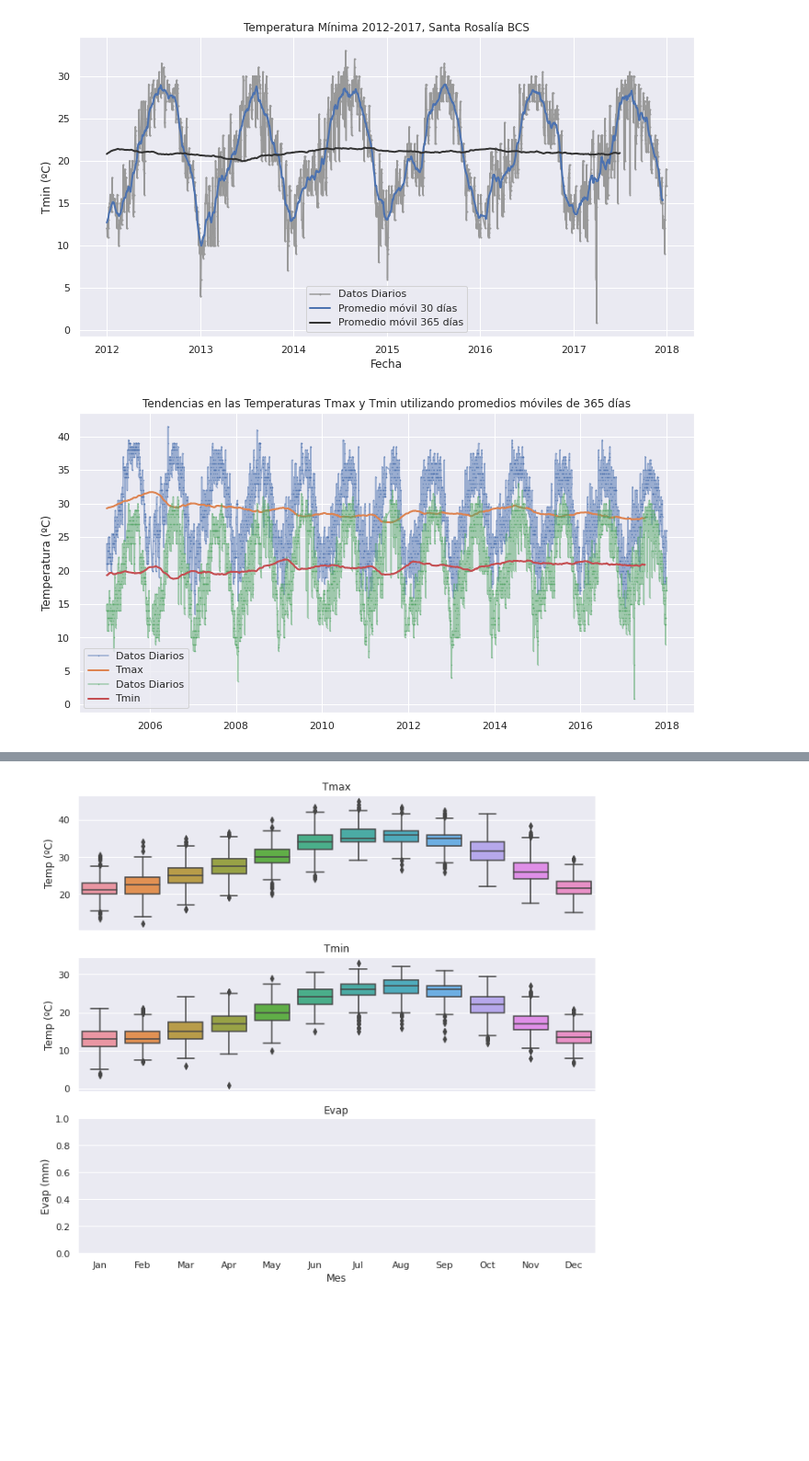
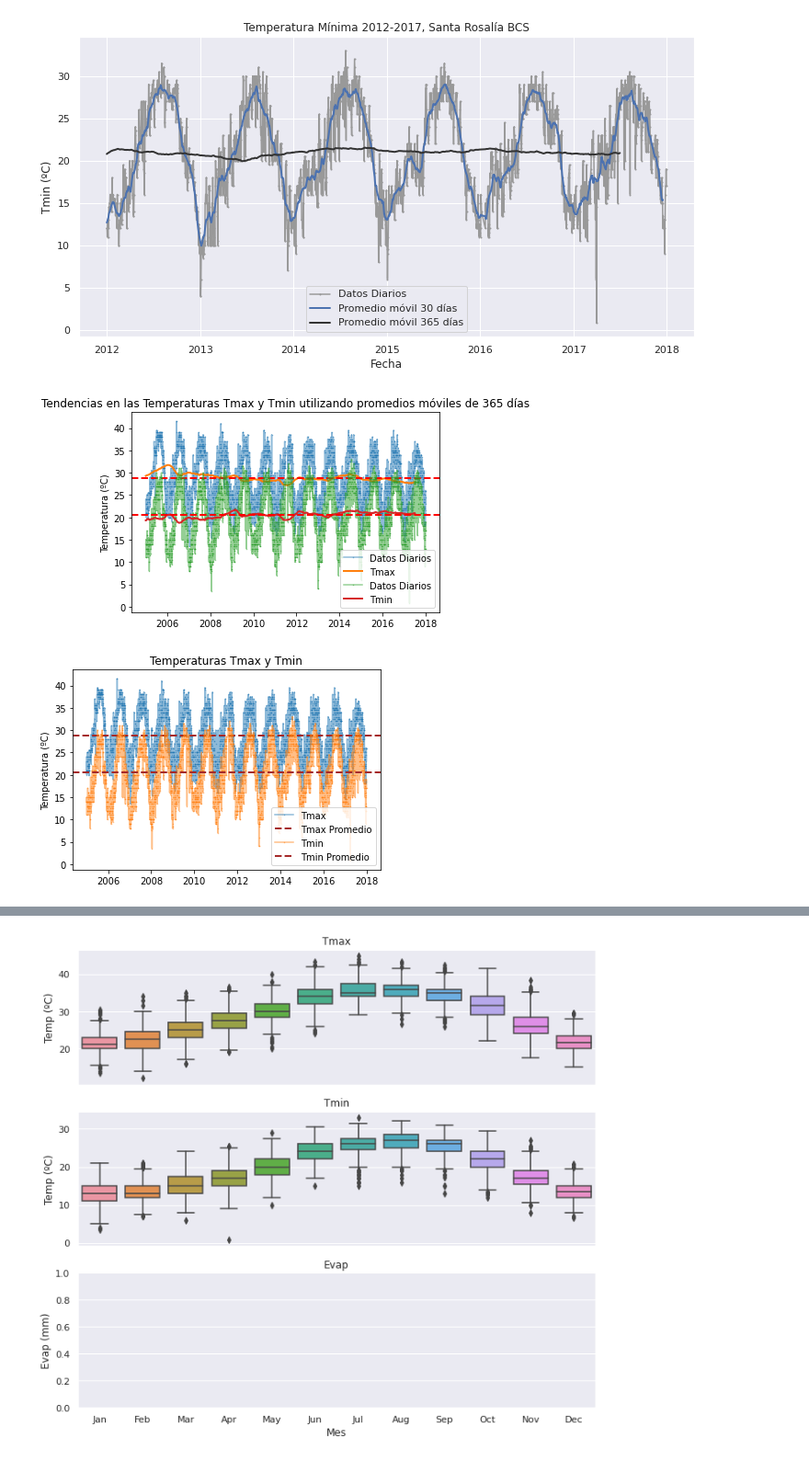
Before and after one commit to carloslizarragac/FisicaComputacional1, a Jupyter notebook: Actividad5.ipynb, the cells around one changed output, grey strips where cells are left out. Shown at 92% size. Drawn from its saved outputs; the diff is of its cells as text; code cells hidden in the pictures; blank space fills up the shorter version.

```diff
--- a/Actividad5.ipynb
+++ b/Actividad5.ipynb
@@ -143,3 +155,22 @@ print('Variación en Precipitación promedio 90-60 :', Precip_ave_90-Precip_ave_
 Variación en Precipitación promedio 60-30 : -0.2098196906644333
 Variación en Precipitación promedio 90-60 : 0.13794780408490043
 [figure]
+# %%
+# Gráfica de Precipitación últimos 30 años
+# Agrupada por Año
+sns.set_style('whitegrid')
+
+# Tamaño de la gráfica
+plt.figure(figsize=(16,8))
+
+# Graficamos 30 años de datos usando la columna 'Año' en el eje x
+g =sns.barplot(x='Año', y='Precip', data=df_90);
+
+# Rotamos 45º los Años en el eje x para mejor lectura
+g.set_xticklabels(g.get_xticklabels(), rotation=45, horizontalalignment='right');
+
+plt.xlabel('Años')
+plt.ylabel('Precipitación (mm)')
+plt.title('Precipitación Promedio y barras de error para Santa Rosalía BCS', fontsize=18)
+
+plt.show()
@@ -303,14 +336,31 @@ ax.legend();
 # %%
 # Graficas de promedios móviles de 365 días para las variables de las Temperaturas
 start, end = '2005-01', '2017-12'
 
 fig, ax = plt.subplots()
 for nm in ['Tmax', 'Tmin']:
     ax.plot(df_90.loc[start:end, nm], marker='.', markersize=1, linestyle='-', alpha=0.5, label='Datos Diarios')
     ax.plot(df_90_365d.loc[start:end, nm], linewidth=2, label=nm)
+    plt.axhline(df_90.loc[start:end, nm].mean(), color = 'r', linestyle='--', linewidth=2);
 
     ax.legend()
     ax.set_ylabel('Temperatura (ºC)')
     ax.set_title('Tendencias en las Temperaturas Tmax y Tmin utilizando promedios móviles de 365 días');
 # %% [output]
-[figure, old version]
+[figure, new version]
+# %%
+#Graficas de Temperaturas Tmax, Tmin y Promedios
+start, end = '2005-01', '2017-12'
+
+fig, ax = plt.subplots()
+for nm in ['Tmax', 'Tmin']:
+    ax.plot(df_90.loc[start:end, nm], marker='.', markersize=1, linestyle='-',
+            alpha=0.5, label=nm)
+    plt.axhline(df_90.loc[start:end, nm].mean(), color='brown', linestyle='--',
+                linewidth=2, label=nm + ' Promedio');
+
+    ax.legend()
+    ax.set_ylabel('Temperatura (ºC)')
+    ax.set_title('Temperaturas Tmax y Tmin');
+# %% [output]
+[figure, added]
```
Also changed, not shown: parts of 14 cells of this notebook.
